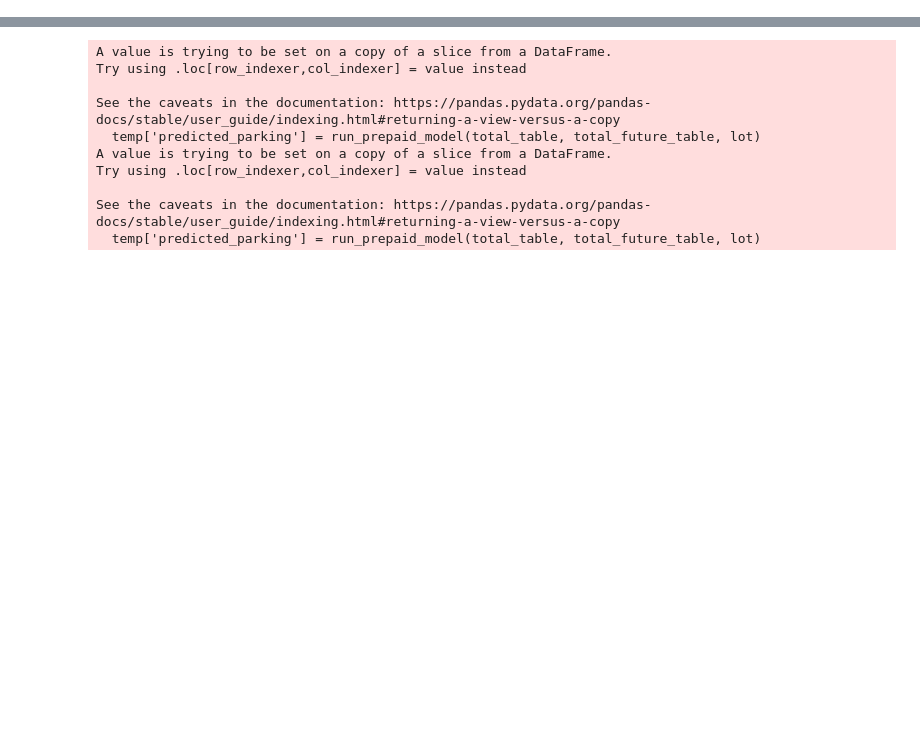
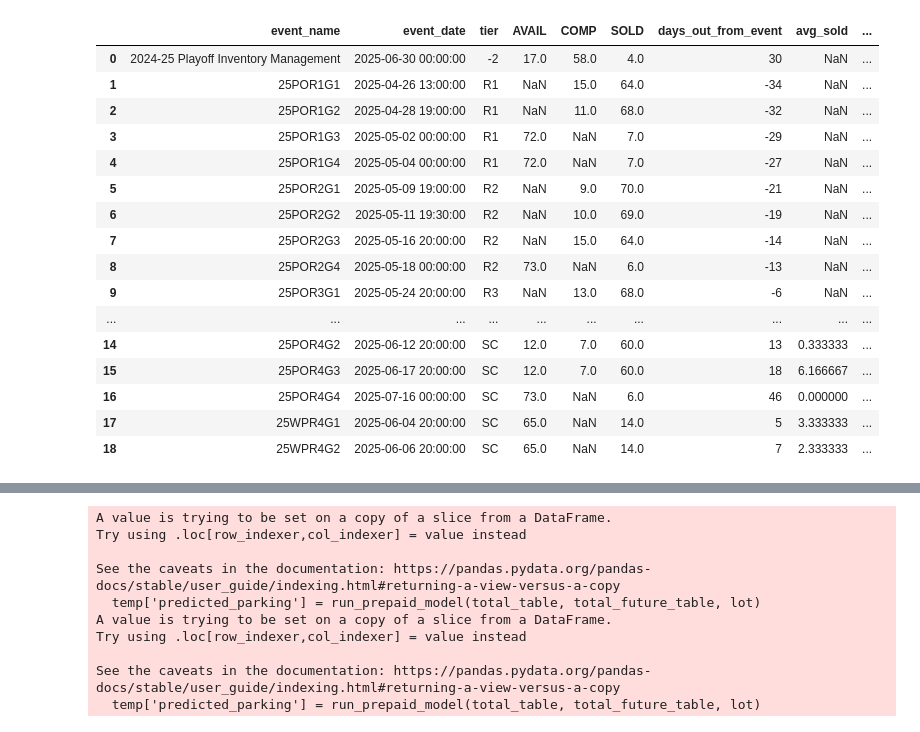
Before and after one commit to riffere-fla/pandas_party, a Jupyter notebook: playoffs_2425_projections.ipynb, the cells around one changed output, grey strips where cells are left out. Drawn from its saved outputs; the diff is of its cells as text; code cells hidden in the pictures; blank space fills up the shorter version.

```diff
--- a/playoffs_2425_projections.ipynb
+++ b/playoffs_2425_projections.ipynb
@@ -455,6 +483,26 @@ ORDER BY
 """
 
 current_nightly_suites = FLA_Redshift(**rs_creds).query_warehouse(sql_string = q)
+# %%
+current_nightly_suites
+# %% [output]
+|  | event_name | event_date | tier | AVAIL | COMP | SOLD | days_out_from_event | avg_sold | ... |
+| 0 | 2024-25 Playoff Inventory Management | 2025-06-30 00:00:00 | -2 | 17.0 | 58.0 | 4.0 | 30 | NaN | ... |
+| 1 | 25POR1G1 | 2025-04-26 13:00:00 | R1 | NaN | 15.0 | 64.0 | -34 | NaN | ... |
+| 2 | 25POR1G2 | 2025-04-28 19:00:00 | R1 | NaN | 11.0 | 68.0 | -32 | NaN | ... |
+| 3 | 25POR1G3 | 2025-05-02 00:00:00 | R1 | 72.0 | NaN | 7.0 | -29 | NaN | ... |
+| 4 | 25POR1G4 | 2025-05-04 00:00:00 | R1 | 72.0 | NaN | 7.0 | -27 | NaN | ... |
+| 5 | 25POR2G1 | 2025-05-09 19:00:00 | R2 | NaN | 9.0 | 70.0 | -21 | NaN | ... |
+| 6 | 25POR2G2 | 2025-05-11 19:30:00 | R2 | NaN | 10.0 | 69.0 | -19 | NaN | ... |
+| 7 | 25POR2G3 | 2025-05-16 20:00:00 | R2 | NaN | 15.0 | 64.0 | -14 | NaN | ... |
+| 8 | 25POR2G4 | 2025-05-18 00:00:00 | R2 | 73.0 | NaN | 6.0 | -13 | NaN | ... |
+| 9 | 25POR3G1 | 2025-05-24 20:00:00 | R3 | NaN | 13.0 | 68.0 | -6 | NaN | ... |
+| ... | ... | ... | ... | ... | ... | ... | ... | ... | ... |
+| 14 | 25POR4G2 | 2025-06-12 20:00:00 | SC | 12.0 | 7.0 | 60.0 | 13 | 0.333333 | ... |
+| 15 | 25POR4G3 | 2025-06-17 20:00:00 | SC | 12.0 | 7.0 | 60.0 | 18 | 6.166667 | ... |
+| 16 | 25POR4G4 | 2025-07-16 00:00:00 | SC | 73.0 | NaN | 6.0 | 46 | 0.000000 | ... |
+| 17 | 25WPR4G1 | 2025-06-04 20:00:00 | SC | 65.0 | NaN | 14.0 | 5 | 3.333333 | ... |
+| 18 | 25WPR4G2 | 2025-06-06 20:00:00 | SC | 65.0 | NaN | 14.0 | 7 | 2.333333 | ... |
 # %%
 current_nightly_suites.groupby(by = ['event_name','event_date','status'])[['section']].count().reset_index()
 
```
Also changed, not shown: parts of 4 cells of this notebook, 5 other files.
